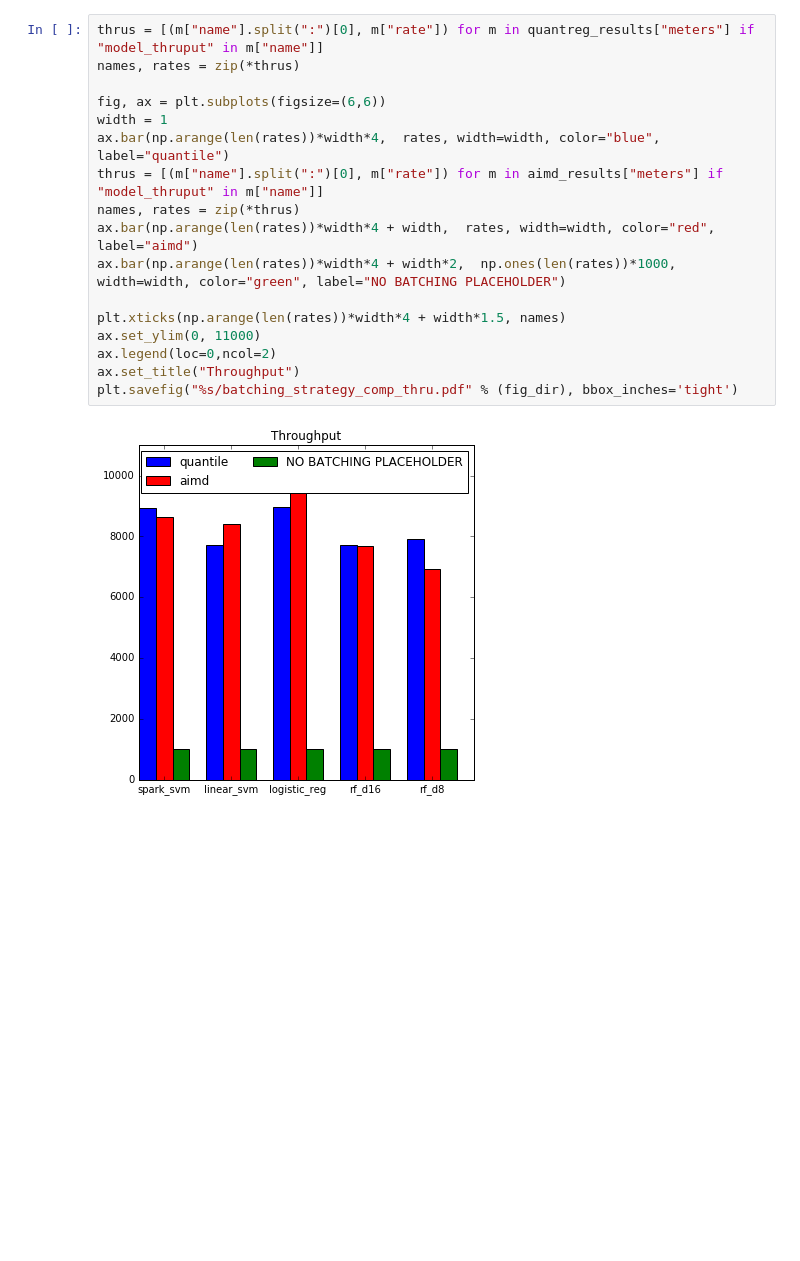
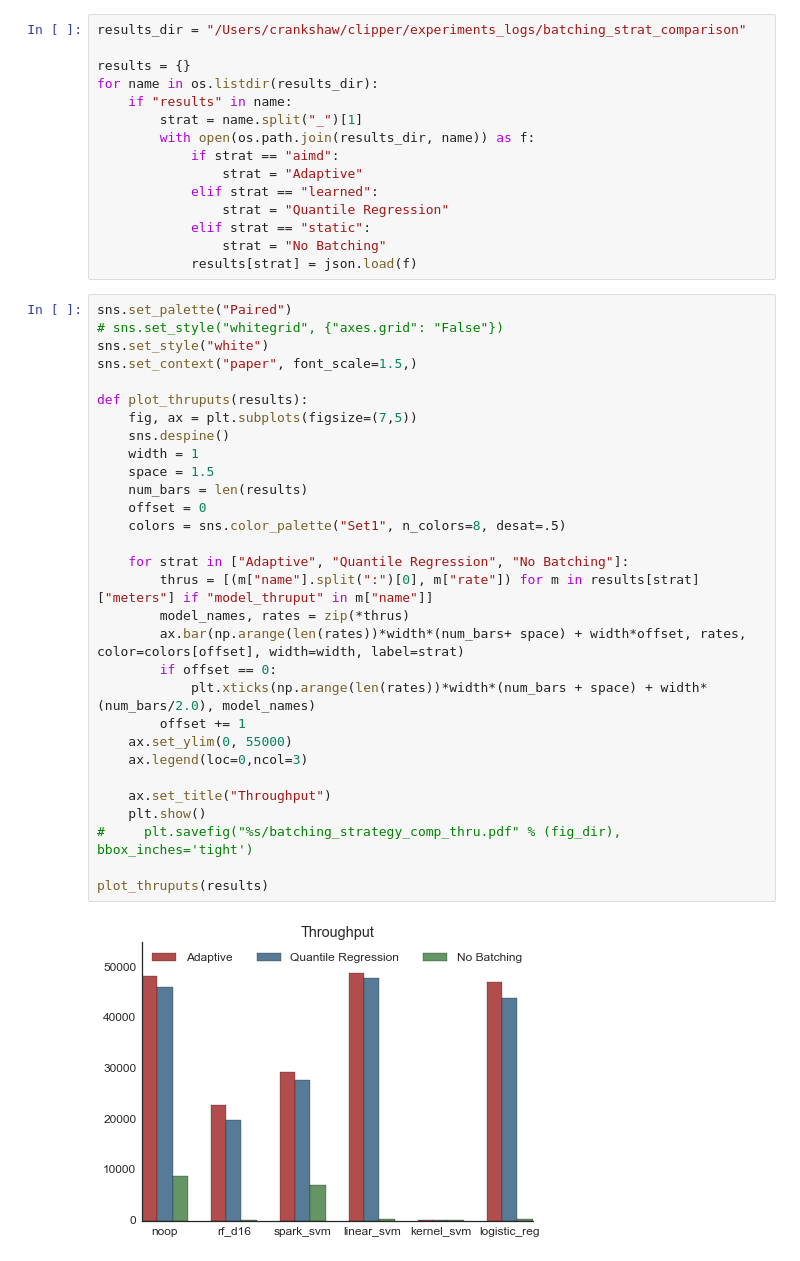
Before and after one commit to dcrankshaw/clipper-plots, a Jupyter notebook: batching/batching_aimd_vs_quantreg.ipynb, the cells around one changed output. Drawn from its saved outputs; the diff is of its cells as text; blank space fills up the shorter version.

Commit message:
more batching plots

```diff
--- a/batching/batching_aimd_vs_quantreg.ipynb
+++ b/batching/batching_aimd_vs_quantreg.ipynb
@@ -23,20 +13,48 @@ with open("quant_reg_aimd_160826-230417_results.json", "r") as f:
+# %%
+results_dir = "/Users/crankshaw/clipper/experiments_logs/batching_strat_comparison"
+
+results = {}
+for name in os.listdir(results_dir):
+    if "results" in name:
+        strat = name.split("_")[1]
+        with open(os.path.join(results_dir, name)) as f:
+            if strat == "aimd":
+                strat = "Adaptive"
+            elif strat == "learned":
+                strat = "Quantile Regression"
+            elif strat == "static":
+                strat = "No Batching"
+            results[strat] = json.load(f)
 # %%
-thrus = [(m["name"].split(":")[0], m["rate"]) for m in quantreg_results["meters"] if "model_thruput" in m["name"]]
-names, rates = zip(*thrus)
+sns.set_palette("Paired")
+# sns.set_style("whitegrid", {"axes.grid": "False"})
+sns.set_style("white")
+sns.set_context("paper", font_scale=1.5,)
 
-fig, ax = plt.subplots(figsize=(6,6))
-width = 1
-ax.bar(np.arange(len(rates))*width*4,  rates, width=width, color="blue", label="quantile")
-thrus = [(m["name"].split(":")[0], m["rate"]) for m in aimd_results["meters"] if "model_thruput" in m["name"]]
-names, rates = zip(*thrus)
-ax.bar(np.arange(len(rates))*width*4 + width,  rates, width=width, color="red", label="aimd")
-ax.bar(np.arange(len(rates))*width*4 + width*2,  np.ones(len(rates))*1000, width=width, color="green", label="NO BATCHING PLACEHOLDER")
+def plot_thruputs(results):
+    fig, ax = plt.subplots(figsize=(7,5))
+    sns.despine()
+    width = 1
+    space = 1.5
+    num_bars = len(results)
+    offset = 0
+    colors = sns.color_palette("Set1", n_colors=8, desat=.5)
 
-plt.xticks(np.arange(len(rates))*width*4 + width*1.5, names)
-ax.set_ylim(0, 11000)
-ax.legend(loc=0,ncol=2)
-ax.set_title("Throughput")
-plt.savefig("%s/batching_strategy_comp_thru.pdf" % (fig_dir), bbox_inches='tight')
+    for strat in ["Adaptive", "Quantile Regression", "No Batching"]:
+        thrus = [(m["name"].split(":")[0], m["rate"]) for m in results[strat]["meters"] if "model_thruput" in m["name"]]
+        model_names, rates = zip(*thrus)
+        ax.bar(np.arange(len(rates))*width*(num_bars+ space) + width*offset, rates, color=colors[offset], width=width, label=strat)
+        if offset == 0:
+            plt.xticks(np.arange(len(rates))*width*(num_bars + space) + width*(num_bars/2.0), model_names)
+        offset += 1
+    ax.set_ylim(0, 55000)
+    ax.legend(loc=0,ncol=3)
+
+    ax.set_title("Throughput")
+    plt.show()
+#     plt.savefig("%s/batching_strategy_comp_thru.pdf" % (fig_dir), bbox_inches='tight')
+
+plot_thruputs(results)
 # %% [output]
-[figure, old version]
+[figure, new version]
 # %%
```
Also changed, not shown: parts of 6 cells of this notebook, 1 other file.
